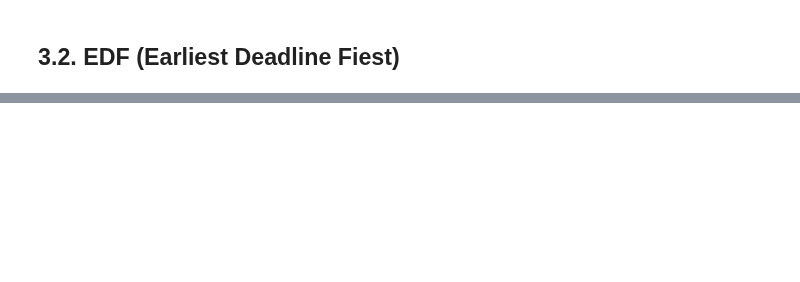
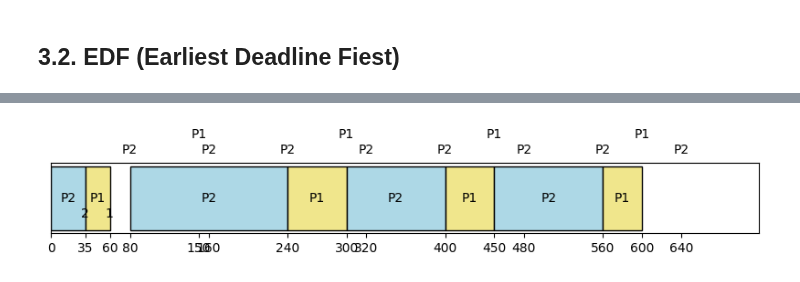
Before and after one commit to jiho264/2023os, a Jupyter notebook: homework01/homework01 copy.ipynb, the cells around one changed output, grey strips where cells are left out. Drawn from its saved outputs; the diff is of its cells as text; code cells hidden in the pictures; blank space fills up the shorter version.

```diff
--- a/homework01/homework01 copy.ipynb
+++ b/homework01/homework01 copy.ipynb
@@ -1080,2 +1083,96 @@ Rate_Monotonic(_list)
 # %% [markdown]
 ## 3.2. EDF (Earliest Deadline Fiest)
+# %%
+def EDF(_list):
+    # burst_time copy
+    _original_list = copy.deepcopy(_list)
+    # 완료 판단할 것인데, index 기반 접근 위해 num 기준 sort
+    _original_list = sorted(_original_list, key=lambda x: x['Period'])
+    _list = sorted(_original_list, key=lambda x: x['Period'])
+    _pass_list = set()
+    # rate-monotonic이 성립할지?
+    # 각자 모두가 0초부터 자신의 period 내에 1번이라도 실행되었는가 판단하면 됨.
+    # can_to_this에서 period와 now_time을 비교하는데, burst_time 남아있으면 다 못한 것
+    _order = []
+
+    # _period_vector는 우선순위로 정렬해서 줘야함.
+    _period_vector = []
+    _jop_complete_alram_vector = []
+
+    for _process in _list:
+        _period_vector.append([_process['Num'], _process['Period']])
+    print(_period_vector)
+    print(_period_vector[-1][-1]*4)
+    for _now_time in range(_period_vector[-1][-1]*4):
+
+        # period 주기가 도래할 때마다 그 프로세서를 큐에 추가함
+        for _process in _original_list:
+            if (_now_time % _process['Period'] == 0 and _now_time > 0):
+                _add_this_jop = copy.deepcopy(_process)
+                _list.append(_add_this_jop)
+
+        # period에 기반한 우선순위 설정
+        if (_list == []):
+            # 비어있을 시 대기시간 추가
+            _order.append([_NON_PROCESS_, 1])
+            continue
+        else:
+            # 우선순위 별 정렬
+            _list = sorted(_list, key=lambda x: x['Period'])
+            ###################################
+            ### 데드라인 얼마 안 남은 놈을 _list 맨 앞으로 보내면 됨.
+            # 1. 데드라인 제일 가까운 놈을 구해야함.
+            _i_dont_want_die = 0
+            _min_dead_line = _MAX_TIME_LENGTH_
+            # 모든 list의 프로세스에서
+            for _process in _list:
+                # dead_line까지 남은 시간 구하기
+                _dead_line = (_process['Period'] -_now_time % _process['Period'])
+                # 이번 process의 dead_line이 가장 짧았다면 갱신
+                if (_dead_line < _min_dead_line):
+                    _min_dead_line = _dead_line
+                    _i_dont_want_die = _process
+            # 2. 걔만 맨 앞으로. (데드라인 순 정렬 안 해도, 어차피 매 순간 적게 남은 프로세스만 앞으로 옴)
+            _list.remove(_i_dont_want_die)
+            _list.insert(0,_i_dont_want_die)
+            ###################################
+            # 오더 추가
+            _order.append([_list[0]['Num'], 1])
+            # 진행 상황 반영
+            _list[0]['Burst_time'] -= 1
+            # 모두 진행 되었으면, 큐에서 삭제
+            if (_list[0]['Burst_time'] == 0):
+                _jop_complete_alram_vector.append([_list[0]['Num'], _now_time])
+                _list.pop(0)
+
+        # # 주기 안에 실행완료 성공했는지 확인하는 코드
+        # for _complete_process, _when in _jop_complete_alram_vector:
+
+        #     # 1 주기 돌았을 때에만 검사함.
+        #     # 만약 그게 pass list에 없으면
+        #     if _complete_process not in _pass_list:
+        #         # 근데 완료 시점이 추기보다 짧으면
+        #         if (_when <= _original_list[_complete_process-1]['Period']):
+        #             # pass 확인요
+        #             _pass_list.add(_complete_process-1)
+        #             pass
+        #         # 근데 추기보다 길다면, 걔때문에 rate-monotonic 불가
+        #         else:
+        #             print("CAN'T TO THIS")
+        #             print(_now_time)
+        #             print("running failed process :", _complete_process)
+        #             return
+
+    # 종료 플래그 삽입
+    _order.append([_NON_PROCESS_, _ALL_JOB_IS_DONE_])
+    _order = order_zip(_order)
+
+    draw(_order, False, _period_vector, _jop_complete_alram_vector)
+
+
+_list = copy.deepcopy(_DATA_)
+EDF(_list)
+
+#######################
+# 해당 스케쥴링 불가한 경우, 진행 불가하단 메시지 출력함.
+# %% [output]
@@ -1081,0 +1181 @@ Rate_Monotonic(_list)
+[figure, added]
```
Also changed, not shown: parts of 12 cells of this notebook, 1 other file.
